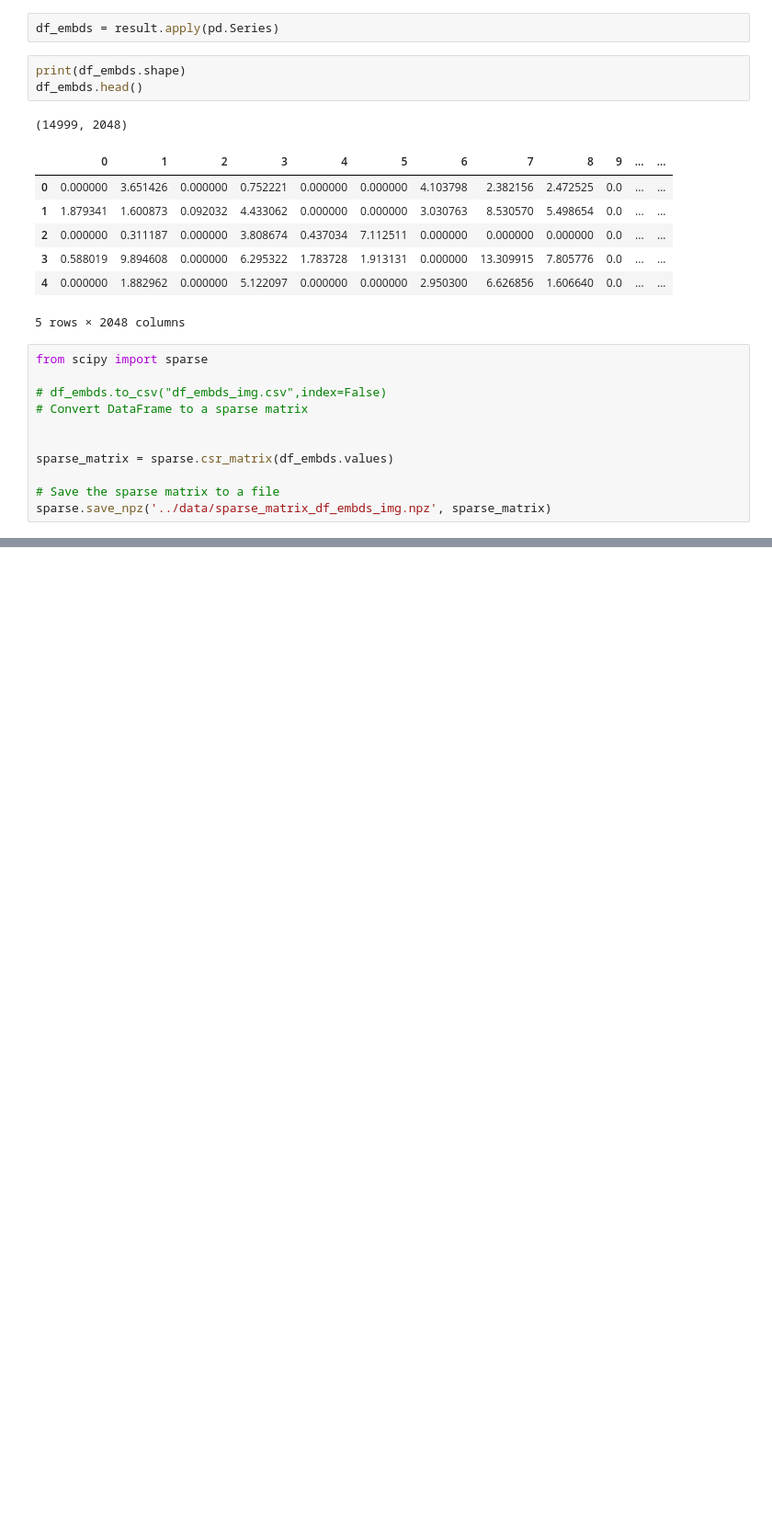
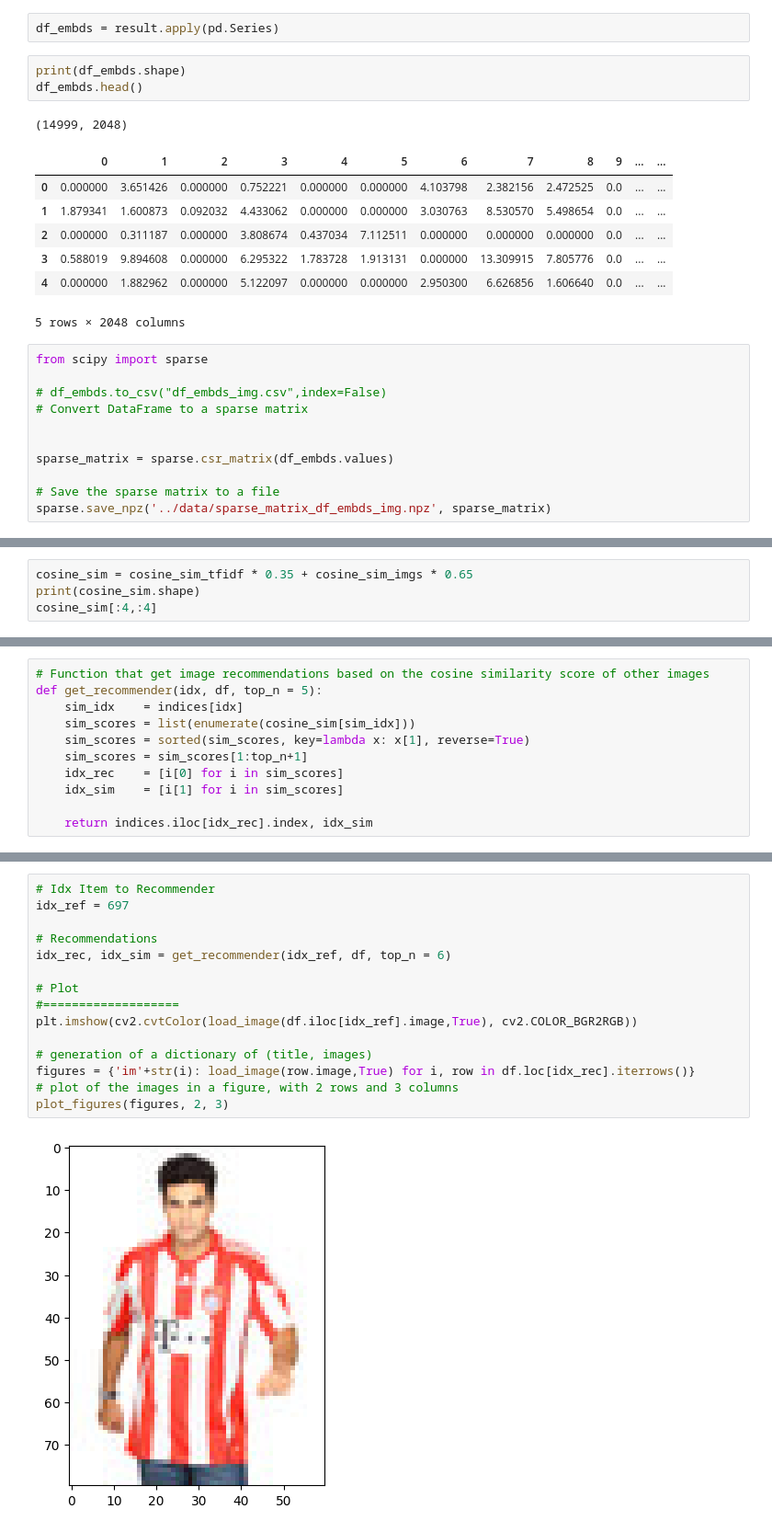
Before and after one commit to cyrinemejri/PPP, a Jupyter notebook: notebook/image-recommendation.ipynb, the cells around one changed output, grey strips where cells are left out. Shown at 92% size. Drawn from its saved outputs; the diff is of its cells as text; blank space fills up the shorter version.

```diff
--- a/notebook/image-recommendation.ipynb
+++ b/notebook/image-recommendation.ipynb
@@ -262,0 +320,4 @@ sparse.save_npz('../data/sparse_matrix_df_embds_img.npz', sparse_matrix)
+# %%
+cosine_sim = cosine_sim_tfidf * 0.35 + cosine_sim_imgs * 0.65
+print(cosine_sim.shape)
+cosine_sim[:4,:4]
@@ -262,0 +330,11 @@ sparse.save_npz('../data/sparse_matrix_df_embds_img.npz', sparse_matrix)
+# %%
+# Function that get image recommendations based on the cosine similarity score of other images
+def get_recommender(idx, df, top_n = 5):
+    sim_idx    = indices[idx]
+    sim_scores = list(enumerate(cosine_sim[sim_idx]))
+    sim_scores = sorted(sim_scores, key=lambda x: x[1], reverse=True)
+    sim_scores = sim_scores[1:top_n+1]
+    idx_rec    = [i[0] for i in sim_scores]
+    idx_sim    = [i[1] for i in sim_scores]
+
+    return indices.iloc[idx_rec].index, idx_sim
@@ -262,0 +381,17 @@ sparse.save_npz('../data/sparse_matrix_df_embds_img.npz', sparse_matrix)
+# %%
+# Idx Item to Recommender
+idx_ref = 697
+
+# Recommendations
+idx_rec, idx_sim = get_recommender(idx_ref, df, top_n = 6)
+
+# Plot
+#===================
+plt.imshow(cv2.cvtColor(load_image(df.iloc[idx_ref].image,True), cv2.COLOR_BGR2RGB))
+
+# generation of a dictionary of (title, images)
+figures = {'im'+str(i): load_image(row.image,True) for i, row in df.loc[idx_rec].iterrows()}
+# plot of the images in a figure, with 2 rows and 3 columns
+plot_figures(figures, 2, 3)
+# %% [output]
+[figure, added]
```
Also changed, not shown: parts of 12 cells of this notebook, 1 other file.
